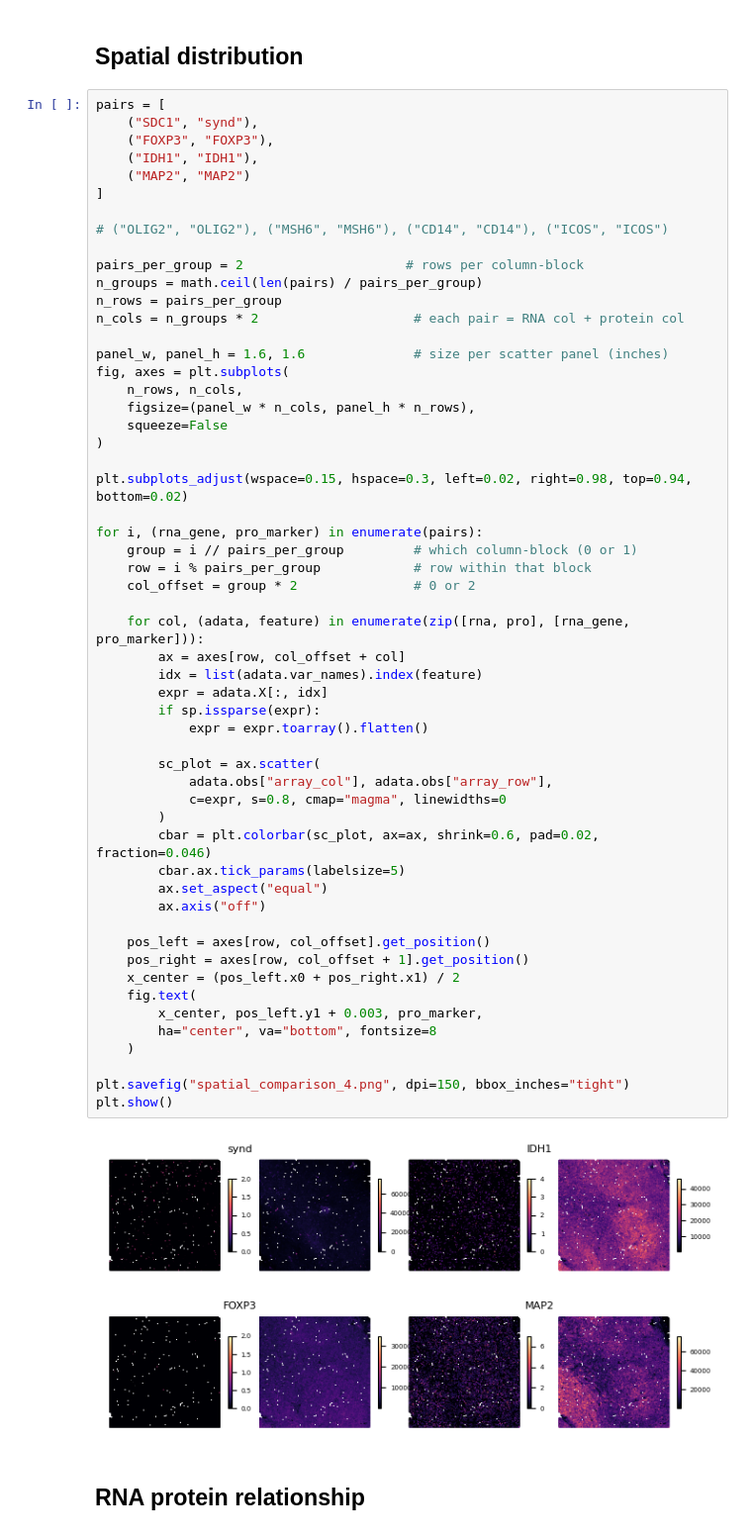
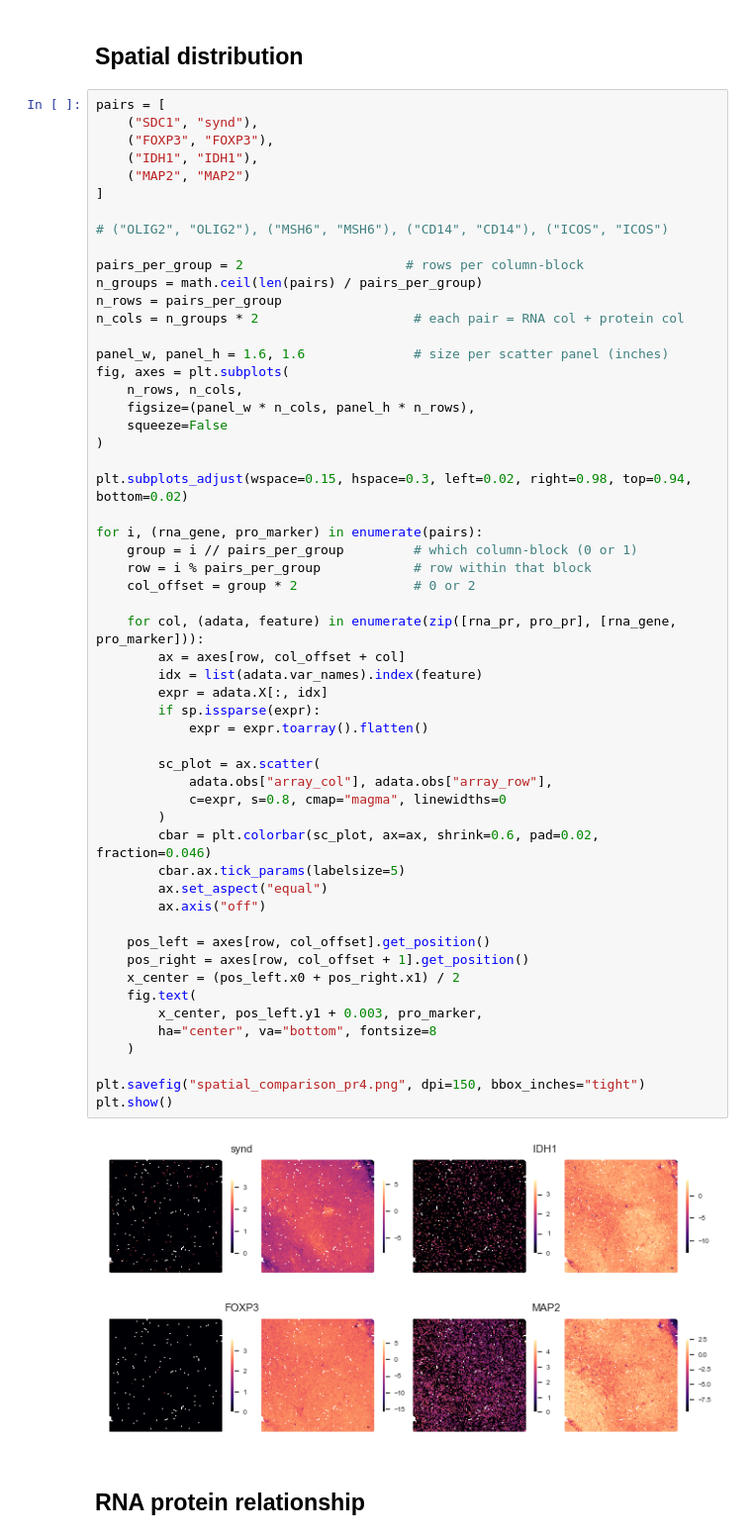
Before and after one commit to shreya-g3/team-37, a Jupyter notebook: EDA_emily/EDA.ipynb, the cells around one changed output. Shown at 99% size. Drawn from its saved outputs; the diff is of its cells as text.

Commit message:
add dgat code and update EDA graphs

```diff
--- a/EDA_emily/EDA.ipynb
+++ b/EDA_emily/EDA.ipynb
@@ -74,36 +75,36 @@ plt.subplots_adjust(wspace=0.15, hspace=0.3, left=0.02, right=0.98, top=0.94, bo
 for i, (rna_gene, pro_marker) in enumerate(pairs):
     group = i // pairs_per_group         # which column-block (0 or 1)
     row = i % pairs_per_group            # row within that block
     col_offset = group * 2               # 0 or 2
 
-    for col, (adata, feature) in enumerate(zip([rna, pro], [rna_gene, pro_marker])):
+    for col, (adata, feature) in enumerate(zip([rna_pr, pro_pr], [rna_gene, pro_marker])):
         ax = axes[row, col_offset + col]
         idx = list(adata.var_names).index(feature)
         expr = adata.X[:, idx]
         if sp.issparse(expr):
             expr = expr.toarray().flatten()
 
         sc_plot = ax.scatter(
             adata.obs["array_col"], adata.obs["array_row"],
             c=expr, s=0.8, cmap="magma", linewidths=0
         )
         cbar = plt.colorbar(sc_plot, ax=ax, shrink=0.6, pad=0.02, fraction=0.046)
         cbar.ax.tick_params(labelsize=5)
         ax.set_aspect("equal")
         ax.axis("off")
 
     pos_left = axes[row, col_offset].get_position()
     pos_right = axes[row, col_offset + 1].get_position()
     x_center = (pos_left.x0 + pos_right.x1) / 2
     fig.text(
         x_center, pos_left.y1 + 0.003, pro_marker,
         ha="center", va="bottom", fontsize=8
     )
 
-plt.savefig("spatial_comparison_4.png", dpi=150, bbox_inches="tight")
+plt.savefig("spatial_comparison_pr4.png", dpi=150, bbox_inches="tight")
 plt.show()
 # %% [output]
-[figure, old version]
+[figure, new version]
 # %% [markdown]
 ## RNA protein relationship
 # %%
```
Also changed, not shown: parts of 11 cells of this notebook, 11 other files.
